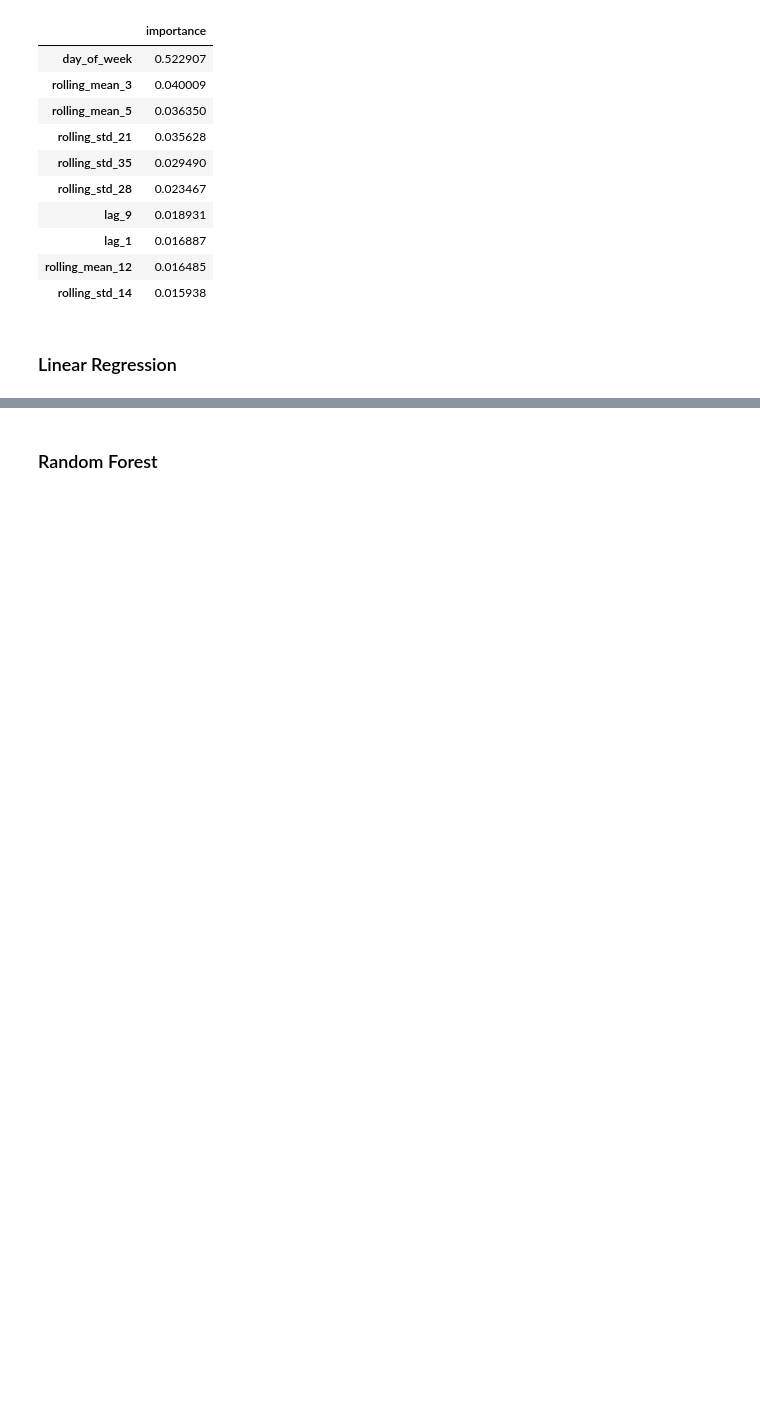
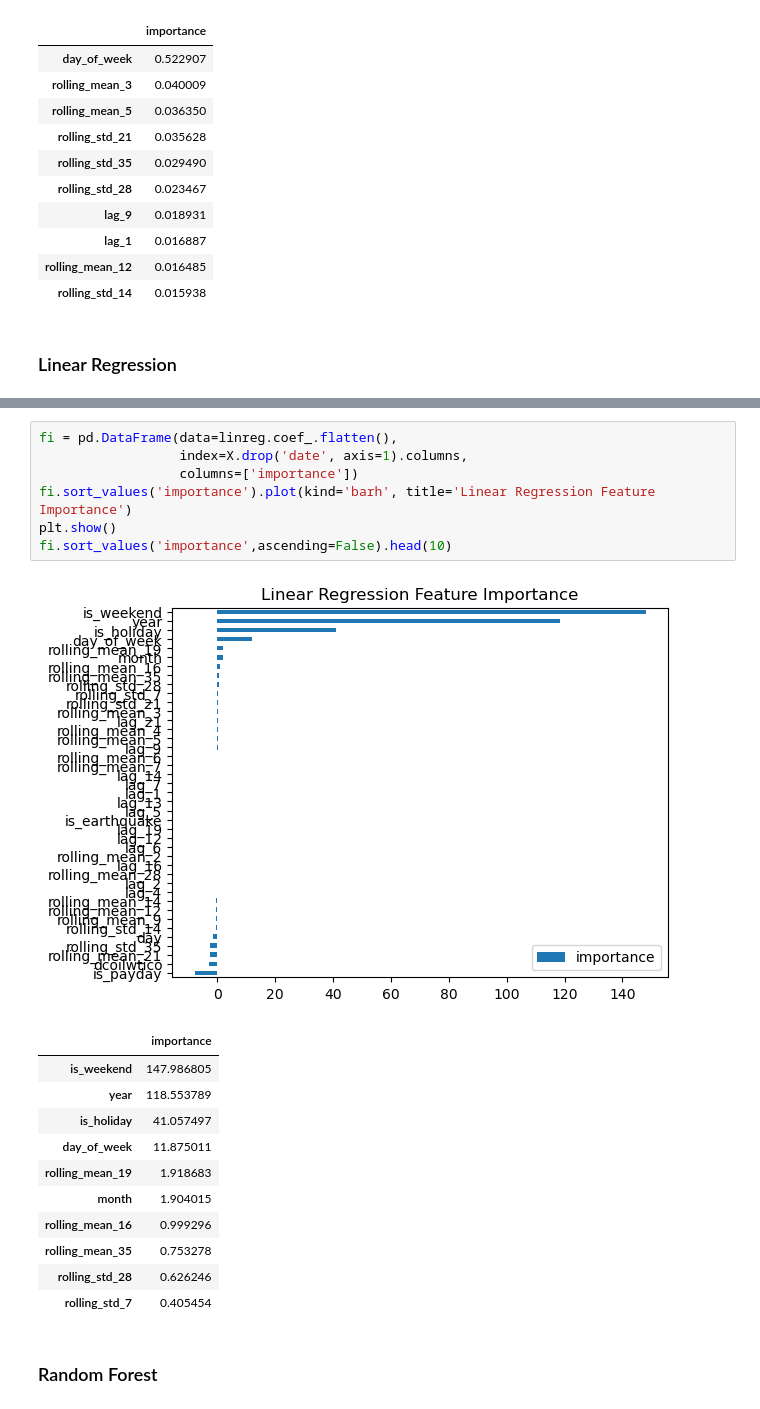
Before and after one commit to Moritz-Binder/corporacion_favorita_grocery_sales_forecasting, a Jupyter notebook: ipynb/ML_Model_Experimentation.ipynb, the cells around one changed output, grey strips where cells are left out. Drawn from its saved outputs; the diff is of its cells as text; blank space fills up the shorter version.

```diff
--- a/ipynb/ML_Model_Experimentation.ipynb
+++ b/ipynb/ML_Model_Experimentation.ipynb
@@ -430,2 +596,22 @@ fi.sort_values('importance',ascending=False).head(10)
+# %%
+fi = pd.DataFrame(data=linreg.coef_.flatten(),
+                  index=X.drop('date', axis=1).columns,
+                  columns=['importance'])
+fi.sort_values('importance').plot(kind='barh', title='Linear Regression Feature Importance')
+plt.show()
+fi.sort_values('importance',ascending=False).head(10)
+# %% [output]
+[figure, added]
+|  | importance |
+| is_weekend | 147.986805 |
+| year | 118.553789 |
+| is_holiday | 41.057497 |
+| day_of_week | 11.875011 |
+| rolling_mean_19 | 1.918683 |
+| month | 1.904015 |
+| rolling_mean_16 | 0.999296 |
+| rolling_mean_35 | 0.753278 |
+| rolling_std_28 | 0.626246 |
+| rolling_std_7 | 0.405454 |
 # %% [markdown]
 ### Random Forest
```
Also changed, not shown: parts of 17 cells of this notebook.
